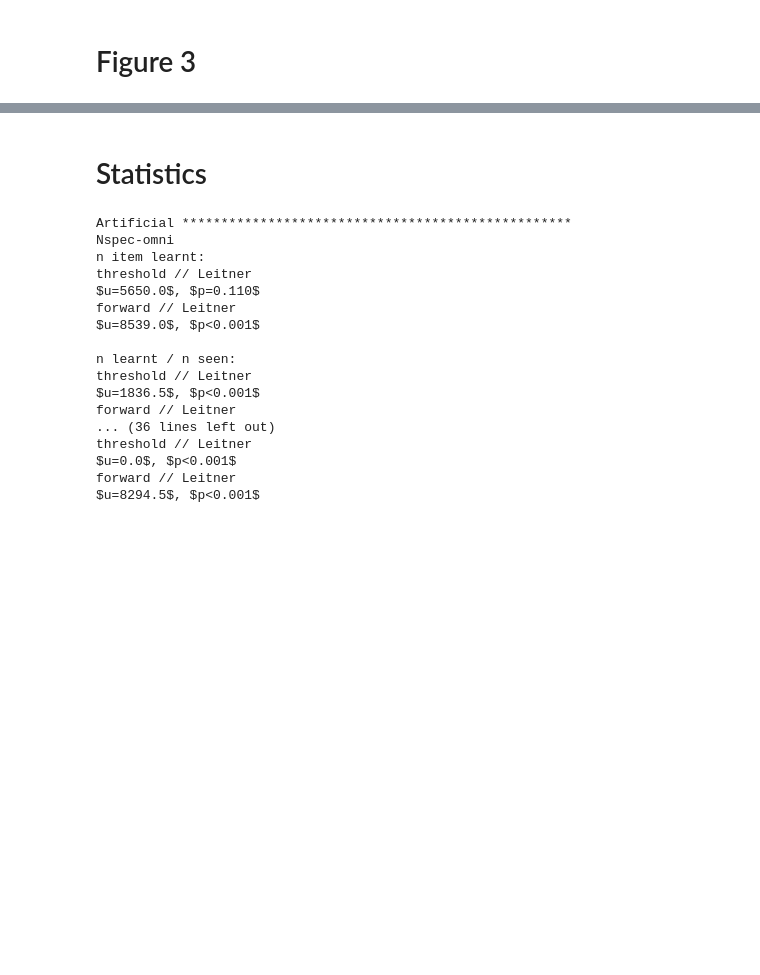
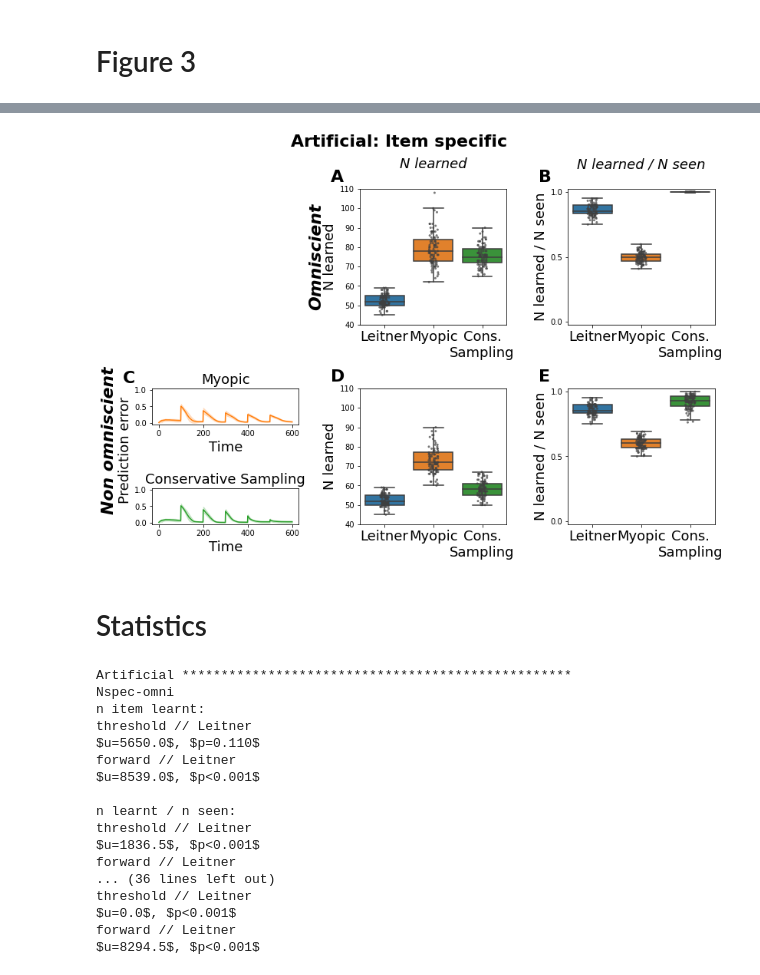
Before and after one commit to AurelienNioche/ActiveTeachingModel, a Jupyter notebook: figure2figure3.ipynb, the cells around one changed output, grey strips where cells are left out. Saved outputs shown, nothing was run; the diff lists cells and outputs as text; code cells hidden in the pictures; blank space fills up the shorter version.

```diff
--- a/figure2figure3.ipynb
+++ b/figure2figure3.ipynb
@@ -151,3 +164,13 @@ def prediction_error(data, ax, title, color,
+# %%
+# Parameters figure
+fontsize_title = 22
+fontsize_label_heatmap = 18
+fontsize_colorbar = 18
+fontsize_label_boxplot = 18
+fontsize_subtitle = 18
+fontsize_condition = 22
+fontsize_label_lineplot = 18
+fontsize_letter = 22
 # %% [markdown]
 # Figure 2
 # %%
@@ -349,3 +300,73 @@ plt.savefig(os.path.join(fig_folder, f"fig3.pdf"))
+# %%
+fig = plt.figure(figsize=(12, 8)) # (figsize=(13, 8.5))
+
+# Thanks to the Matplotlib creators that I love
+pos = [(4, 3, (2, 5)), (4, 3, (3, 6)),
+       (4, 3, 7), (4, 3, 10), (4, 3, (8, 11)), (4, 3, (9, 12))]
+axes = [fig.add_subplot(*p) for p in pos]
+
+# Boxplots
+boxplot_n_learnt(data=df_omni, ax=axes[0], ylim=ylim, fontsize_label=fontsize_label_boxplot)
+boxplot_n_learnt_n_seen(data=df_omni, ax=axes[1], fontsize_label=fontsize_label_boxplot)
+boxplot_n_learnt(data=df_not_omni, ax=axes[4], ylim=ylim, fontsize_label=fontsize_label_boxplot)
+boxplot_n_learnt_n_seen(data=df_not_omni, ax=axes[5], fontsize_label=fontsize_label_boxplot)
+
+# Prediction error
+prediction_error(data=err_threshold, ax=axes[2],
+                 title="Myopic",
+                 color="C1",
+                 fontsize_label=fontsize_label_lineplot)
+
+prediction_error(data=err_forward, ax=axes[3],
+                 title="Conservative Sampling",
+                 color="C2",
+                 fontsize_label=fontsize_label_lineplot)
+
+# Put title
+fig.suptitle("Artificial: Item specific",
+             fontweight="bold",
+             fontsize=fontsize_title)
+
+# Put subtitles for metric
+axes[0].set_title("N learned\n", fontstyle='italic', fontsize=fontsize_subtitle)
+axes[1].set_title("N learned / N seen\n", fontstyle='italic', fontsize=fontsize_subtitle)
+
+# Add invisible axes
+ax_off = fig.add_subplot(1, 1, 1)
+ax_off.set_axis_off()
+
+# Add y-label for prediction error plot
+ax_off.text(-0.06, 0.07, "Prediction error",
+            transform=ax_off.transAxes, size=fontsize_label_lineplot, rotation=90)
+
+# Add subtitles for condition
+axes[0].text(-0.3, 0.5, "Omniscient",
+             horizontalalignment='center',
+             verticalalignment='center',
+             transform=axes[0].transAxes, size=fontsize_condition, weight='bold',
+             rotation=90, style="italic")
+ax_off.text(-0.09, 0.04, "Non omniscient", transform=ax_off.transAxes, size=fontsize_condition, weight='bold',
+            rotation=90, style="italic")
+
+# Put letters
+axes[0].text(-0.2, 1.05, ascii_uppercase[0],
+             transform=axes[0].transAxes, size=fontsize_letter, weight='bold')
+axes[1].text(-0.2, 1.05, ascii_uppercase[1],
+             transform=axes[1].transAxes, size=fontsize_letter, weight='bold')
+axes[2].text(-0.2, 1.15, ascii_uppercase[2],
+             transform=axes[2].transAxes, size=fontsize_letter, weight='bold')
+axes[4].text(-0.2, 1.05, ascii_uppercase[3],
+             transform=axes[4].transAxes, size=fontsize_letter, weight='bold')
+axes[5].text(-0.2, 1.05, ascii_uppercase[4],
+             transform=axes[5].transAxes, size=fontsize_letter, weight='bold')
+
+# Adjust layout
+plt.tight_layout(rect=[0, 0, 1, 1])
+
+plt.savefig(os.path.join(fig_folder, f"fig3.png"), dpi=300)
+plt.savefig(os.path.join(fig_folder, f"fig3.pdf"))
+# %% [output]
+[figure, added]
 # %% [markdown]
 # Statistics
 # %%
```
Also changed, not shown: parts of 5 cells of this notebook, 1 other file.
